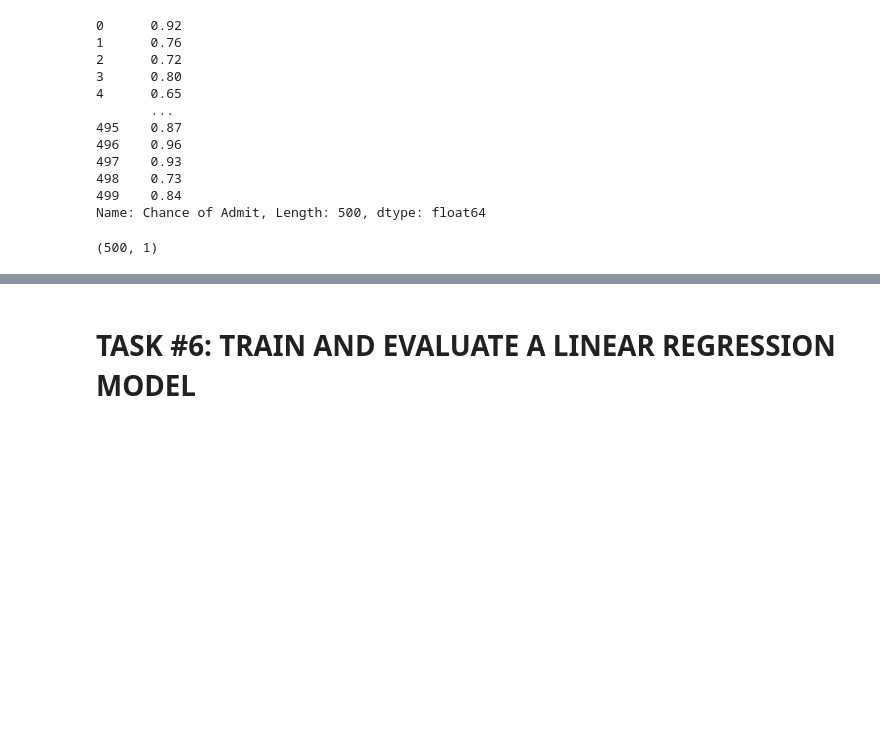
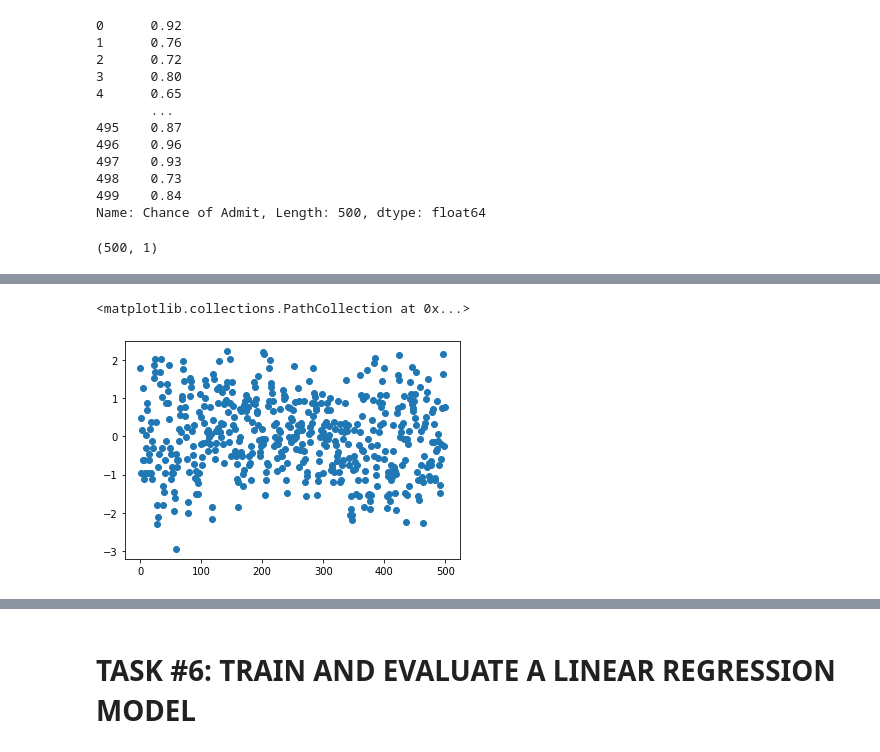
Before and after one commit to sarihuminer/mlcourse-Nov22, a Jupyter notebook: Multiple_regression2.ipynb, the cells around one changed output, grey strips where cells are left out. Drawn from its saved outputs; the diff is of its cells as text; code cells hidden in the pictures; blank space fills up the shorter version.

```diff
--- a/Multiple_regression2.ipynb
+++ b/Multiple_regression2.ipynb
@@ -186,8 +198,12 @@ y.shape
 # %%
-# spliting the data in to test and train sets
+#normalization of data
 from  sklearn.preprocessing import StandardScaler,MinMaxScaler
 scaler_x=StandardScaler()
 X=scaler_x.fit_transform(X)
+plt.scatter([np.arange(500)],gpa)
+# %% [output]
+<matplotlib.collections.PathCollection at 0x...>
+[figure, added]
 # %%
 scaler_y=StandardScaler()
 y=scaler_y.fit_transform(y)
```
Also changed, not shown: parts of 11 cells of this notebook.
